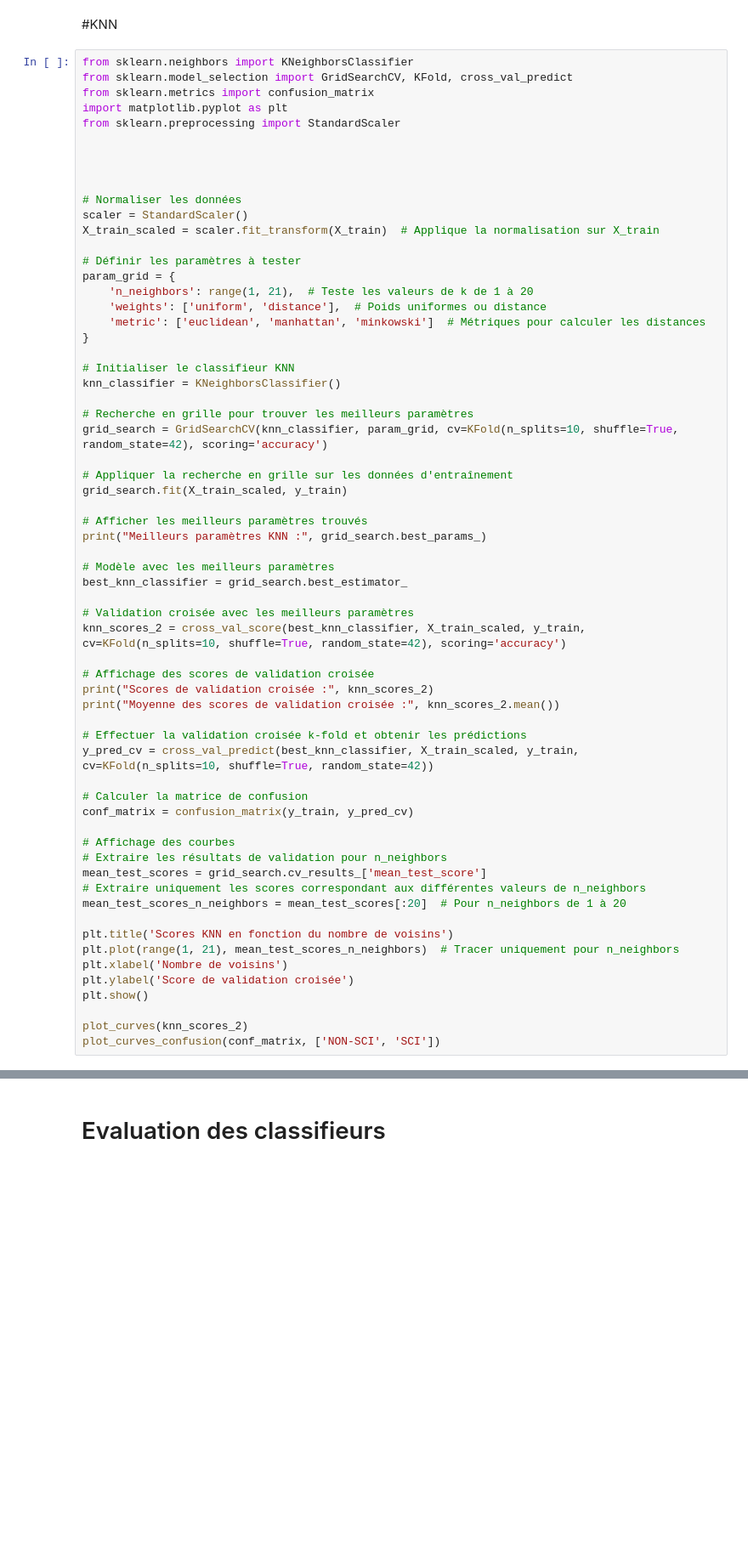
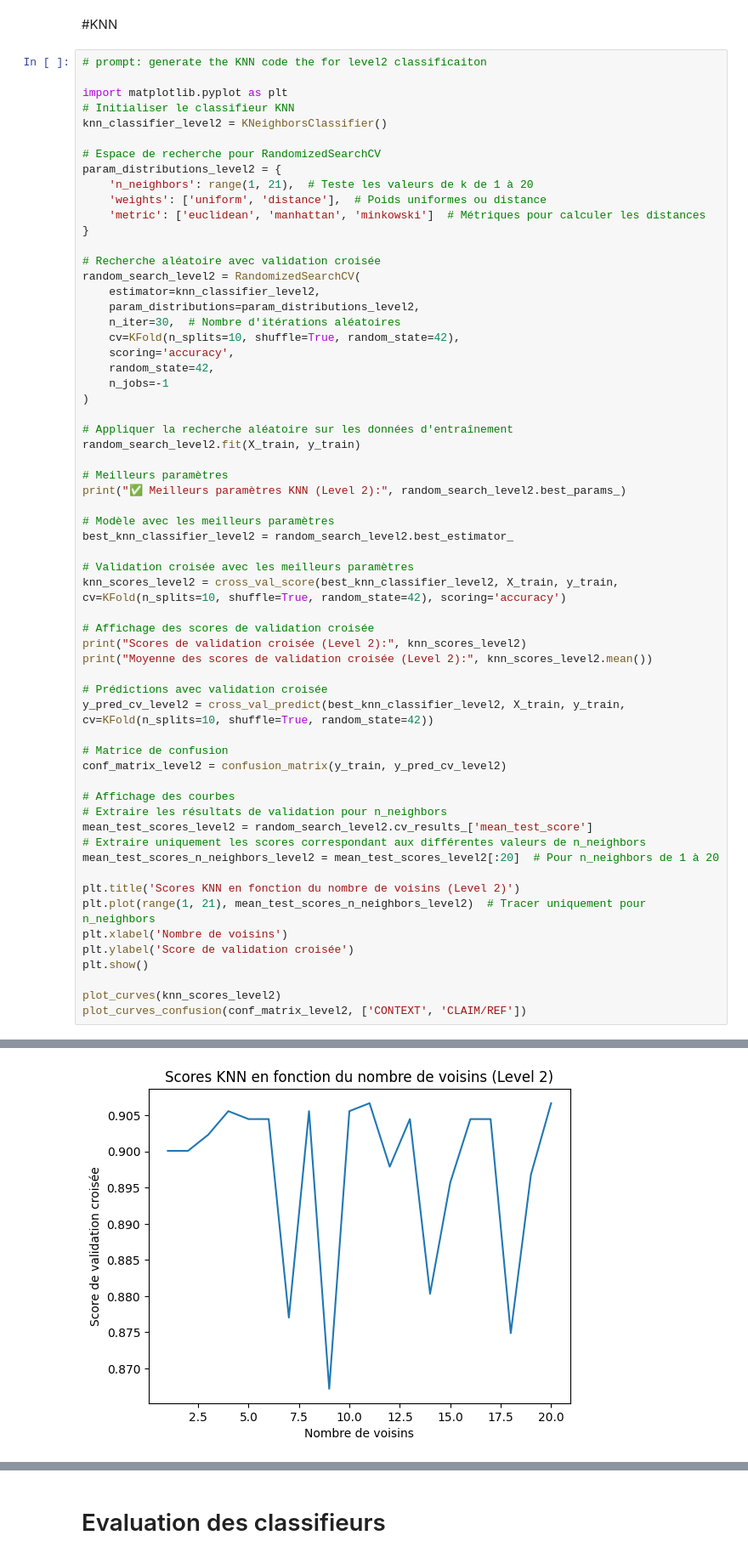
Before and after one commit to Akkuun/M1_IMAGINE_ML_Project, a Jupyter notebook: ML_Project_Group_8.ipynb, the cells around one changed output, grey strips where cells are left out. Shown at 85% size. Drawn from its saved outputs; the diff is of its cells as text; blank space fills up the shorter version.

```diff
--- a/ML_Project_Group_8.ipynb
+++ b/ML_Project_Group_8.ipynb
@@ -1614,65 +1701,64 @@ plot_curves_confusion(conf_matrix, ['CONTEXT', 'CLAIM_REF'])
 # %% [markdown]
 #KNN
 # %%
-from sklearn.neighbors import KNeighborsClassifier
-from sklearn.model_selection import GridSearchCV, KFold, cross_val_predict
-from sklearn.metrics import confusion_matrix
+# prompt: generate the KNN code the for level2 classificaiton
+
 import matplotlib.pyplot as plt
-from sklearn.preprocessing import StandardScaler
+# Initialiser le classifieur KNN
+knn_classifier_level2 = KNeighborsClassifier()
 
-
-
-
-# Normaliser les données
-scaler = StandardScaler()
-X_train_scaled = scaler.fit_transform(X_train)  # Applique la normalisation sur X_train
-
-# Définir les paramètres à tester
-param_grid = {
+# Espace de recherche pour RandomizedSearchCV
+param_distributions_level2 = {
     'n_neighbors': range(1, 21),  # Teste les valeurs de k de 1 à 20
     'weights': ['uniform', 'distance'],  # Poids uniformes ou distance
     'metric': ['euclidean', 'manhattan', 'minkowski']  # Métriques pour calculer les distances
 }
 
-# Initialiser le classifieur KNN
-knn_classifier = KNeighborsClassifier()
+# Recherche aléatoire avec validation croisée
+random_search_level2 = RandomizedSearchCV(
+    estimator=knn_classifier_level2,
+    param_distributions=param_distributions_level2,
+    n_iter=30,  # Nombre d'itérations aléatoires
+    cv=KFold(n_splits=10, shuffle=True, random_state=42),
+    scoring='accuracy',
+    random_state=42,
+    n_jobs=-1
+)
 
-# Recherche en grille pour trouver les meilleurs paramètres
-grid_search = GridSearchCV(knn_classifier, param_grid, cv=KFold(n_splits=10, shuffle=True, random_state=42), scoring='accuracy')
+# Appliquer la recherche aléatoire sur les données d'entraînement
+random_search_level2.fit(X_train, y_train)
 
-# Appliquer la recherche en grille sur les données d'entraînement
-grid_search.fit(X_train_scaled, y_train)
-
-# Afficher les meilleurs paramètres trouvés
-print("Meilleurs paramètres KNN :", grid_search.best_params_)
+# Meilleurs paramètres
+print("✅ Meilleurs paramètres KNN (Level 2):", random_search_level2.best_params_)
 
 # Modèle avec les meilleurs paramètres
-best_knn_classifier = grid_search.best_estimator_
+best_knn_classifier_level2 = random_search_level2.best_estimator_
 
 # Validation croisée avec les meilleurs paramètres
-knn_scores_2 = cross_val_score(best_knn_classifier, X_train_scaled, y_train, cv=KFold(n_splits=10, shuffle=True, random_state=42), scoring='accuracy')
+knn_scores_level2 = cross_val_score(best_knn_classifier_level2, X_train, y_train, cv=KFold(n_splits=10, shuffle=True, random_state=42), scoring='accuracy')
 
 # Affichage des scores de validation croisée
-print("Scores de validation croisée :", knn_scores_2)
-print("Moyenne des scores de validation croisée :", knn_scores_2.mean())
+print("Scores de validation croisée (Level 2):", knn_scores_level2)
+print("Moyenne des scores de validation croisée (Level 2):", knn_scores_level2.mean())
 
-# Effectuer la validation croisée k-fold et obtenir les prédictions
-y_pred_cv = cross_val_predict(best_knn_classifier, X_train_scaled, y_train, cv=KFold(n_splits=10, shuffle=True, random_state=42))
+# Prédictions avec validation croisée
+y_pred_cv_level2 = cross_val_predict(best_knn_classifier_level2, X_train, y_train, cv=KFold(n_splits=10, shuffle=True, random_state=42))
 
-# Calculer la matrice de confusion
-conf_matrix = confusion_matrix(y_train, y_pred_cv)
+# Matrice de confusion
+conf_matrix_level2 = confusion_matrix(y_train, y_pred_cv_level2)
 
 # Affichage des courbes
 # Extraire les résultats de validation pour n_neighbors
-mean_test_scores = grid_search.cv_results_['mean_test_score']
+mean_test_scores_level2 = random_search_level2.cv_results_['mean_test_score']
 # Extraire uniquement les scores correspondant aux différentes valeurs de n_neighbors
-mean_test_scores_n_neighbors = mean_test_scores[:20]  # Pour n_neighbors de 1 à 20
+mean_test_scores_n_neighbors_level2 = mean_test_scores_level2[:20]  # Pour n_neighbors de 1 à 20
 
-plt.title('Scores KNN en fonction du nombre de voisins')
-plt.plot(range(1, 21), mean_test_scores_n_neighbors)  # Tracer uniquement pour n_neighbors
+plt.title('Scores KNN en fonction du nombre de voisins (Level 2)')
+plt.plot(range(1, 21), mean_test_scores_n_neighbors_level2)  # Tracer uniquement pour n_neighbors
 plt.xlabel('Nombre de voisins')
 plt.ylabel('Score de validation croisée')
 plt.show()
 
-plot_curves(knn_scores_2)
-plot_curves_confusion(conf_matrix, ['NON-SCI', 'SCI'])
+plot_curves(knn_scores_level2)
+plot_curves_confusion(conf_matrix_level2, ['CONTEXT', 'CLAIM/REF'])
+# %% [output]
@@ -1678,0 +1769 @@ plot_curves_confusion(conf_matrix, ['NON-SCI', 'SCI'])
+[figure, added]
```
Also changed, not shown: parts of 14 cells of this notebook.
